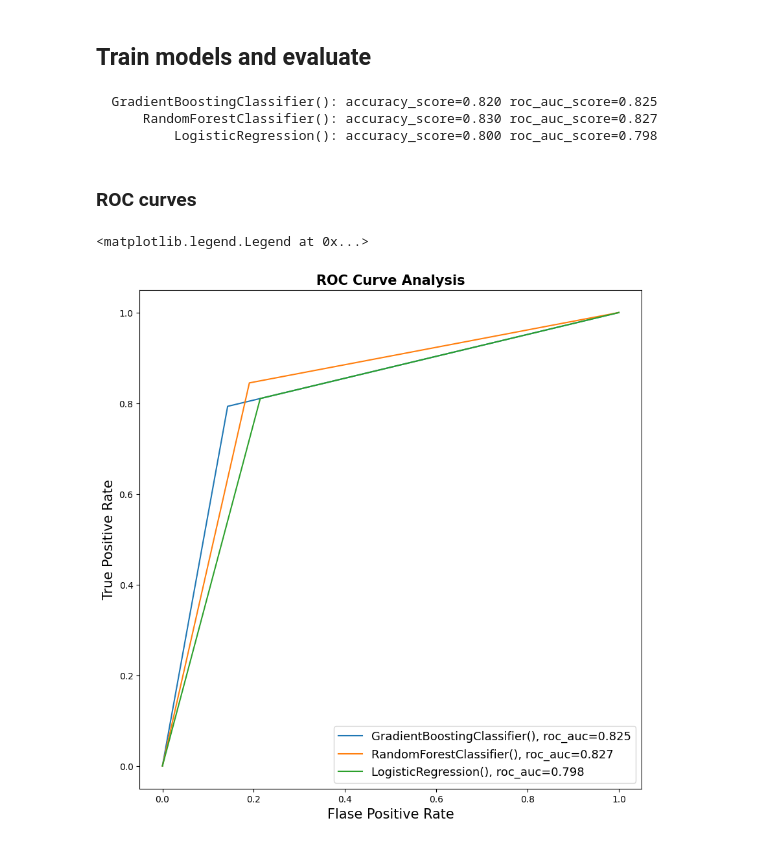
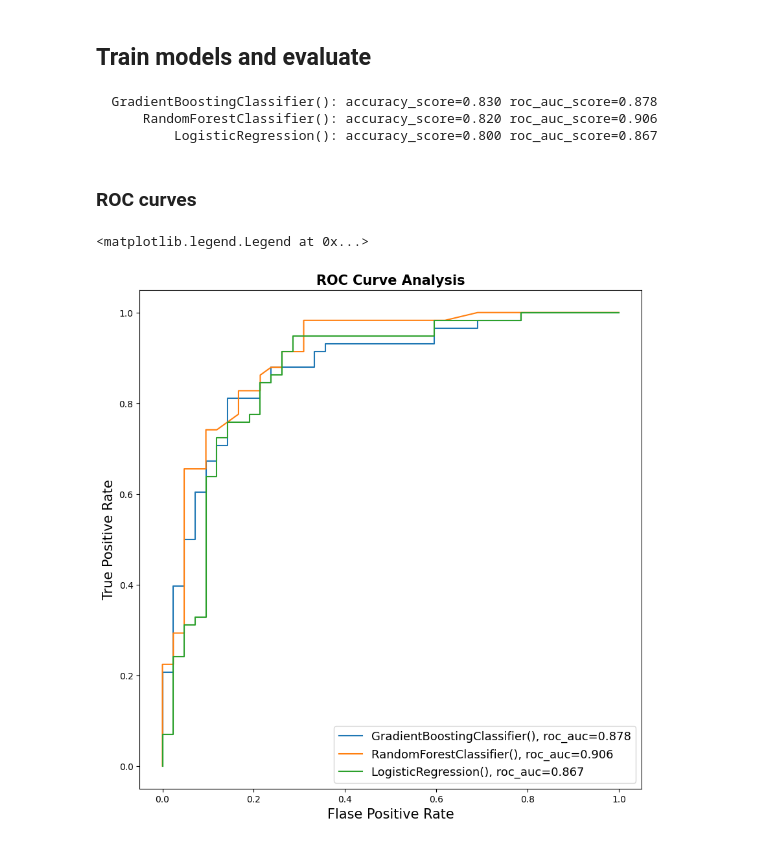
Before and after one commit to mim-uw/eXplainableMachineLearning-2023, a Jupyter notebook: Homeworks/HW1/PawelPawlik/main.ipynb, the cells around one changed output. Cells and saved outputs as stored; diff of their text form; code cells hidden in the pictures.

```diff
--- a/Homeworks/HW1/PawelPawlik/main.ipynb
+++ b/Homeworks/HW1/PawelPawlik/main.ipynb
@@ -107,30 +107,29 @@ scores = [accuracy_score, roc_auc_score]
 
 for m in models:
     m.fit(X_train, y_train)
-    y_hat = m.predict(X_test)
     print(f"{str(m): >30}:", end=" ")
-    for s in scores:
+    for s, y_hat in zip(scores, (m.predict(X_test), m.predict_proba(X_test)[:, 1])):
         print(f"{s.__name__}={s(y_test, y_hat):.3f}", end=" ")
     print()
 # %% [output]
-  GradientBoostingClassifier(): accuracy_score=0.820 roc_auc_score=0.825
-      RandomForestClassifier(): accuracy_score=0.830 roc_auc_score=0.827
-          LogisticRegression(): accuracy_score=0.800 roc_auc_score=0.798
+  GradientBoostingClassifier(): accuracy_score=0.830 roc_auc_score=0.878
+      RandomForestClassifier(): accuracy_score=0.820 roc_auc_score=0.906
+          LogisticRegression(): accuracy_score=0.800 roc_auc_score=0.867
 # %% [markdown]
 ### ROC curves
 # %%
 plt.figure(figsize=(10, 10))
 
 for m in models:
-    y_hat = m.predict(X_test)
+    y_hat = m.predict_proba(X_test)[:, 1]
     fpr, tpr, thresholds = roc_curve(y_test, y_hat)
     roc_auc = roc_auc_score(y_test, y_hat)
     plt.plot(fpr, tpr, label=f"{m}, {roc_auc=:.3f}")
 
 plt.xlabel("Flase Positive Rate", fontsize=15)
 plt.ylabel("True Positive Rate", fontsize=15)
 plt.title("ROC Curve Analysis", fontweight="bold", fontsize=15)
 plt.legend(prop={"size": 13}, loc="lower right")
 # %% [output]
 <matplotlib.legend.Legend at 0x...>
-[figure, old version]
+[figure, new version]
```
Also changed, not shown: parts of 2 cells of this notebook.
